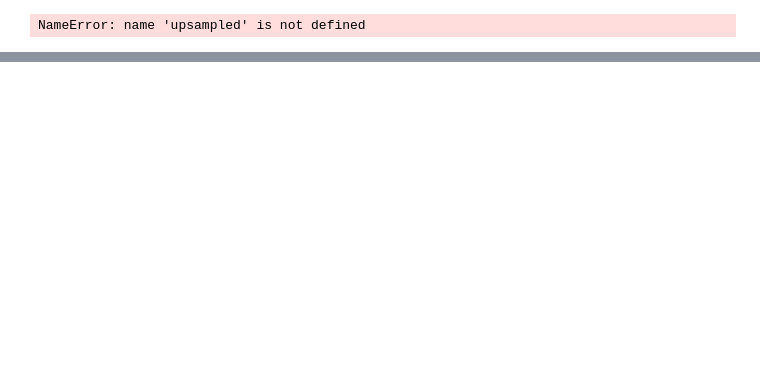
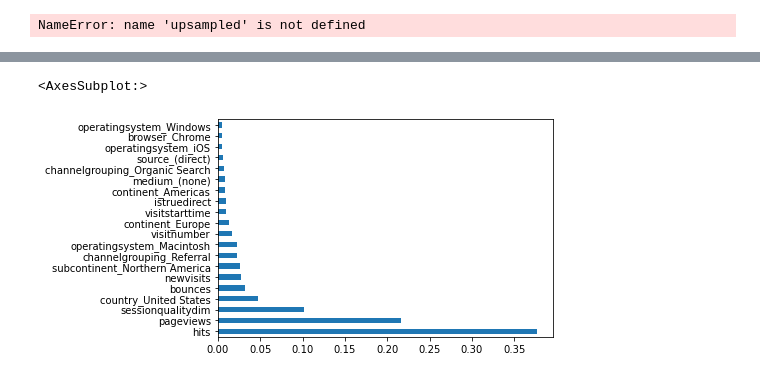
Before and after one commit to csparkma/berkeley-final-project, a Jupyter notebook: Untitled2-Copy1.ipynb, the cells around one changed output, grey strips where cells are left out. Cells and saved outputs as stored; diff of their text form; code cells hidden in the pictures; blank space fills up the shorter version.

```diff
--- a/Untitled2-Copy1.ipynb
+++ b/Untitled2-Copy1.ipynb
@@ -439,6 +440,7 @@ def run_ml_model(x_data_train,x_data_test,y_data_train,y_data_test,model,n_runs)
     my_cm = 0
     my_acc = 0
     my_f1 = 0
+    my_prec = 0
     my_recall = 0
     my_model = 0
     if model == 'Logistic Regression':
@@ -454,12 +456,15 @@ def run_ml_model(x_data_train,x_data_test,y_data_train,y_data_test,model,n_runs)
         my_acc = accuracy_score(y_data_test,y_pred)
         my_f1  = f1_score(y_data_test,y_pred)
         my_recall = recall_score(y_data_test,y_pred)
+        my_prec = precision_score(y_data_test,y_pred)
         my_model = log_classifier
 
 
     if model == 'Random Forest':
         # Create a random forest classifier.
-        rf_model = RandomForestClassifier(n_estimators=n_runs, random_state=1337)
+        rf_model = RandomForestClassifier(n_estimators=n_runs,
+                                          #max_leaf_nodes = 50,
+                                          random_state=1337)
 
         # Fitting the model
         rf_model = rf_model.fit(x_data_train, y_data_train)
@@ -470,13 +475,15 @@ def run_ml_model(x_data_train,x_data_test,y_data_train,y_data_test,model,n_runs)
         my_acc = accuracy_score(y_data_test,y_pred)
         my_f1  = f1_score(y_data_test,y_pred)
         my_recall = recall_score(y_data_test,y_pred)
+        my_prec = precision_score(y_data_test,y_pred)
         my_model = rf_model
 
     if model == 'Neural Network':
         # Define the basic neural network model
         nn_model = tf.keras.models.Sequential()
-        nn_model.add(tf.keras.layers.Dense(units=25, activation="tanh", input_dim=124))
-        nn_model.add(tf.keras.layers.Dense(units=10, activation="relu"))
+        nn_model.add(tf.keras.layers.Dense(units=25, activation="tanh", input_dim=232))
+        nn_model.add(tf.keras.layers.Dense(units=25, activation="tanh", input_dim=232))
+        nn_model.add(tf.keras.layers.Dense(units=1, activation="relu"))
 
         # Compile the Sequential model together and customize metrics
         nn_model.compile(loss="binary_crossentropy", optimizer="adam", metrics=["accuracy"])
@@ -484,7 +491,7 @@ def run_ml_model(x_data_train,x_data_test,y_data_train,y_data_test,model,n_runs)
         # Train the model
         fit_model = nn_model.fit(x_data_train, y_data_train, epochs=n_runs)
 
-        y_pred = nn_model.predict_classes(x_data_test,verbose = 1)
+        y_pred = nn_model.predict_classes(x_data_test,verbose = 2)
 
         # Evaluate the model using the test data
         nn_model.evaluate(x_data_test,y_data_test,verbose=0)
@@ -492,10 +499,11 @@ def run_ml_model(x_data_train,x_data_test,y_data_train,y_data_test,model,n_runs)
         my_acc = accuracy_score(y_data_test,y_pred)
         my_f1  = f1_score(y_data_test,y_pred)
         my_recall = recall_score(y_data_test,y_pred)
+        my_prec = precision_score(y_data_test,y_pred)
         my_model = nn_model
 
     #return print(cm), print(f" Logistic regression model accuracy: {accuracy_score(y_data_test,y_pred):.3f}"), print(f" F1 Score: {f1_score(y_data_test,y_pred):.3f}"),print(f" Recall Score: {recall_score(y_data_test,y_pred):.3f}")
-    return my_cm, my_acc, my_f1,my_recall,my_model
+    return my_cm, my_acc, my_f1,my_recall,my_prec,my_model
 # %%
 # In[65]:
 
@@ -560,0 +567,6 @@ fig.savefig('rf_individualtree.png')
+# %%
+feat_importances = pd.Series(rf_model.feature_importances_, index=X.columns)
+feat_importances.nlargest(20).plot(kind='barh')
+# %% [output]
+<AxesSubplot:>
+[figure, added]
```
Also changed, not shown: parts of 21 cells of this notebook, 14 other files.
